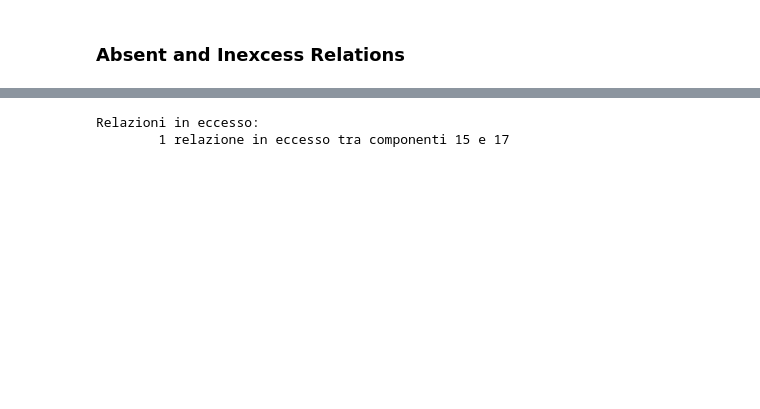
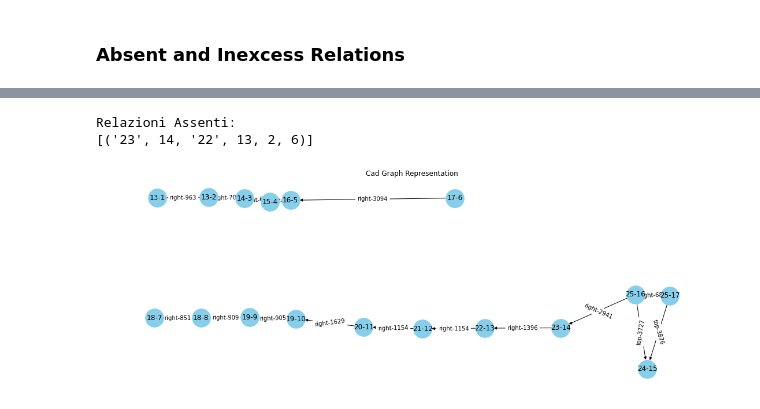
Before and after one commit to aleqrt/mask-rcnn-api, a Jupyter notebook: utils/GraphPlotting.ipynb, the cells around one changed output, grey strips where cells are left out. Saved outputs shown, nothing was run; the diff lists cells and outputs as text; code cells hidden in the pictures; blank space fills up the shorter version.

```diff
--- a/utils/GraphPlotting.ipynb
+++ b/utils/GraphPlotting.ipynb
@@ -157,11 +223,30 @@ Relazioni Assenti:
-# %%
-print("\033[1mRelazioni in eccesso:\033[0m\n"if len(inExcessRelations) >0 else "",end="")
-inExcessRelations.sort(key=lambda y:y[2])
-for x in inExcessRelations:
-    if x[2]>1:
-        print(f"\t{x[2]} relazioni in eccesso tra componenti \033[1m{x[0]}\033[0m e \033[1m{x[1]}\033[0m")
-    if x[2]==1:
-        print(f"\t{x[2]} relazione in eccesso tra componenti \033[1m{x[0]}\033[0m e \033[1m{x[1]}\033[0m")
-# %% [output]
-Relazioni in eccesso:
-        1 relazione in eccesso tra componenti 15 e 17
+# %%
+print(f"\033[1mRelazioni Assenti:\033[0m\n{absentRelations}" if len(absentRelations) >0 else "",end="")
+print(f"\n\n\033[1mRelazioni in eccesso:\033[0m\n{inExcessRelations}"if len(inExcessRelations) >0 else "",end="")
+# %% [output]
+Relazioni Assenti:
+[('23', 14, '22', 13, 2, 6)]
+# %%
+cadGraph = nx.DiGraph()
+pos={}
+for x in cad:
+    cx,cy=getCenter(x[2:4],x[4:6])
+    cadGraph.add_node(f"{x[0]}-{x[1]}")
+    pos[f"{x[0]}-{x[1]}"] = [cx,cy]
+
+for x in relCad:
+    c1 = info_nodes[("cad",x[0])][0]
+    c2 = info_nodes[("cad",x[1])][0]
+    cadGraph.add_edge(f"{c1}-{x[0]}",f"{c2}-{x[1]}",label=f"{x[3]}-{x[2]}")
+
+fig = plt.figure(figsize=(15,5))
+
+nx.draw(cadGraph,pos,with_labels=True,node_size=1000,node_color="skyblue")
+nx.draw_networkx_edge_labels(cadGraph,pos,edge_labels=nx.get_edge_attributes(cadGraph,'label'))
+
+plt.title("Cad Graph Representation")
+ax = plt.gca()
+ax.invert_yaxis()
+plt.show()
+# %% [output]
+[figure, added]
```
Also changed, not shown: parts of 20 cells of this notebook, 16 other files.
